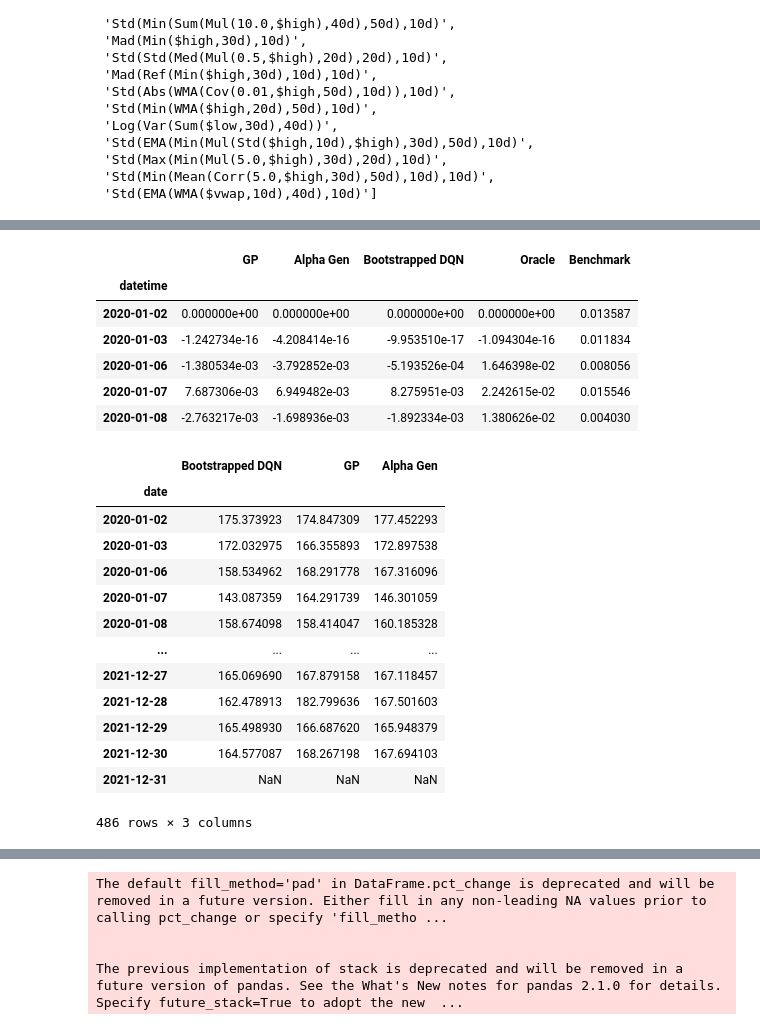
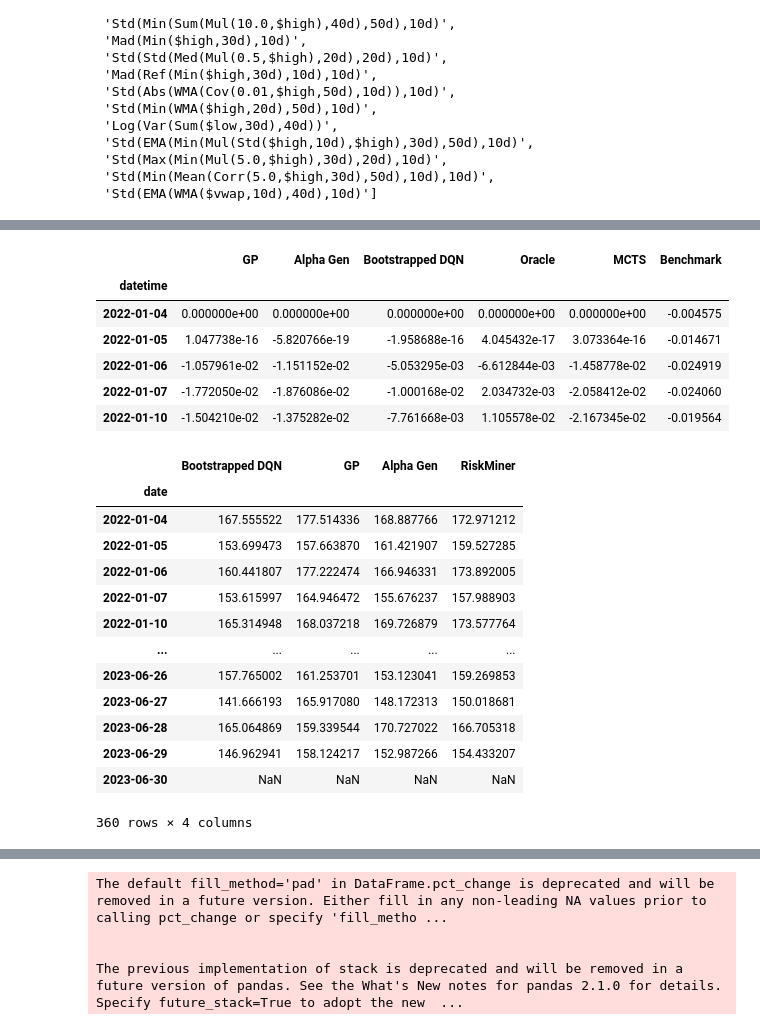
Before and after one commit to Ty-Wattana/alphadeepex, a Jupyter notebook: report.ipynb, the cells around one changed output, grey strips where cells are left out. Cells and saved outputs as stored; diff of their text form; code cells hidden in the pictures.

```diff
--- a/report.ipynb
+++ b/report.ipynb
@@ -321,0 +324,16 @@ boot_report
+# %%
+import pickle
+
+file_path = f'out/backtests/{ex_num}/mcts/0-graph.pkl'
+
+with open(file_path, 'rb') as file:
+    chart = pickle.load(file)
+chart.show()
+# %%
+import pickle
+
+file_path = f'out/backtests/{ex_num}/mcts/0-report.pkl'
+
+with open(file_path, 'rb') as file:
+    riskminer_report = pickle.load(file)
+riskminer_report
@@ -350,52 +383,53 @@ df_com["GP"] = gp_report["return"].cumsum()
 df_com["Alpha Gen"] = alphaGen_report["return"].cumsum()
 df_com["Bootstrapped DQN"] = boot_report["return"].cumsum()
 df_com["Oracle"] = oracle_report["return"].cumsum()
+df_com["MCTS"] = riskminer_report["return"].cumsum()
 df_com["Benchmark"] = boot_report["bench"].cumsum()
 
 
 df_com.head()
 # %% [output]
-|  | GP | Alpha Gen | Bootstrapped DQN | Oracle | Benchmark |
-| datetime |  |  |  |  |  |
-| 2020-01-02 | 0.000000e+00 | 0.000000e+00 | 0.000000e+00 | 0.000000e+00 | 0.013587 |
-| 2020-01-03 | -1.242734e-16 | -4.208414e-16 | -9.953510e-17 | -1.094304e-16 | 0.011834 |
-| 2020-01-06 | -1.380534e-03 | -3.792852e-03 | -5.193526e-04 | 1.646398e-02 | 0.008056 |
-| 2020-01-07 | 7.687306e-03 | 6.949482e-03 | 8.275951e-03 | 2.242615e-02 | 0.015546 |
-| 2020-01-08 | -2.763217e-03 | -1.698936e-03 | -1.892334e-03 | 1.380626e-02 | 0.004030 |
+|  | GP | Alpha Gen | Bootstrapped DQN | Oracle | MCTS | Benchmark |
+| datetime |  |  |  |  |  |  |
+| 2022-01-04 | 0.000000e+00 | 0.000000e+00 | 0.000000e+00 | 0.000000e+00 | 0.000000e+00 | -0.004575 |
+| 2022-01-05 | 1.047738e-16 | -5.820766e-19 | -1.958688e-16 | 4.045432e-17 | 3.073364e-16 | -0.014671 |
+| 2022-01-06 | -1.057961e-02 | -1.151152e-02 | -5.053295e-03 | -6.612844e-03 | -1.458778e-02 | -0.024919 |
+| 2022-01-07 | -1.772050e-02 | -1.876086e-02 | -1.000168e-02 | 2.034732e-03 | -2.058412e-02 | -0.024060 |
+| 2022-01-10 | -1.504210e-02 | -1.375282e-02 | -7.761668e-03 | 1.105578e-02 | -2.167345e-02 | -0.019564 |
 # %%
 import pickle
 
 rmse_files = []
 df_rmse = pd.DataFrame()
 
-for model in ["boot","gp","rl"]:
+for model in ["boot","gp","rl","mcts"]:
     file_path = f'out/backtests/{ex_num}/{model}/0-rmse.pkl'
 
     if model == "gp":
         file_path = f'out/backtests/{ex_num}/{model}/2-rmse.pkl'
 
     with open(file_path, 'rb') as file:
         rmse = pickle.load(file)
 
     df_rmse[model] = rmse["rmse"]
 
-df_rmse.rename(columns={"boot": "Bootstrapped DQN", "gp": "GP", "rl": "Alpha Gen"}, inplace=True)
+df_rmse.rename(columns={"boot": "Bootstrapped DQN", "gp": "GP", "rl": "Alpha Gen", "mcts":"RiskMiner"}, inplace=True)
 df_rmse
 # %% [output]
-|  | Bootstrapped DQN | GP | Alpha Gen |
-| date |  |  |  |
-| 2020-01-02 | 175.373923 | 174.847309 | 177.452293 |
-| 2020-01-03 | 172.032975 | 166.355893 | 172.897538 |
-| 2020-01-06 | 158.534962 | 168.291778 | 167.316096 |
-| 2020-01-07 | 143.087359 | 164.291739 | 146.301059 |
-| 2020-01-08 | 158.674098 | 158.414047 | 160.185328 |
-| ... | ... | ... | ... |
-| 2021-12-27 | 165.069690 | 167.879158 | 167.118457 |
-| 2021-12-28 | 162.478913 | 182.799636 | 167.501603 |
-| 2021-12-29 | 165.498930 | 166.687620 | 165.948379 |
-| 2021-12-30 | 164.577087 | 168.267198 | 167.694103 |
-| 2021-12-31 | NaN | NaN | NaN |
+|  | Bootstrapped DQN | GP | Alpha Gen | RiskMiner |
+| date |  |  |  |  |
+| 2022-01-04 | 167.555522 | 177.514336 | 168.887766 | 172.971212 |
+| 2022-01-05 | 153.699473 | 157.663870 | 161.421907 | 159.527285 |
+| 2022-01-06 | 160.441807 | 177.222474 | 166.946331 | 173.892005 |
+| 2022-01-07 | 153.615997 | 164.946472 | 155.676237 | 157.988903 |
+| 2022-01-10 | 165.314948 | 168.037218 | 169.726879 | 173.577764 |
+| ... | ... | ... | ... | ... |
+| 2023-06-26 | 157.765002 | 161.253701 | 153.123041 | 159.269853 |
+| 2023-06-27 | 141.666193 | 165.917080 | 148.172313 | 150.018681 |
+| 2023-06-28 | 165.064869 | 159.339544 | 170.727022 | 166.705318 |
+| 2023-06-29 | 146.962941 | 158.124217 | 152.987266 | 154.433207 |
+| 2023-06-30 | NaN | NaN | NaN | NaN |
-486 rows × 3 columns
+360 rows × 4 columns
 # %%
 df_rmse_ma = df_rmse.rolling(30).mean()
 # %%
```
Also changed, not shown: parts of 12 cells of this notebook, 2 other files.
